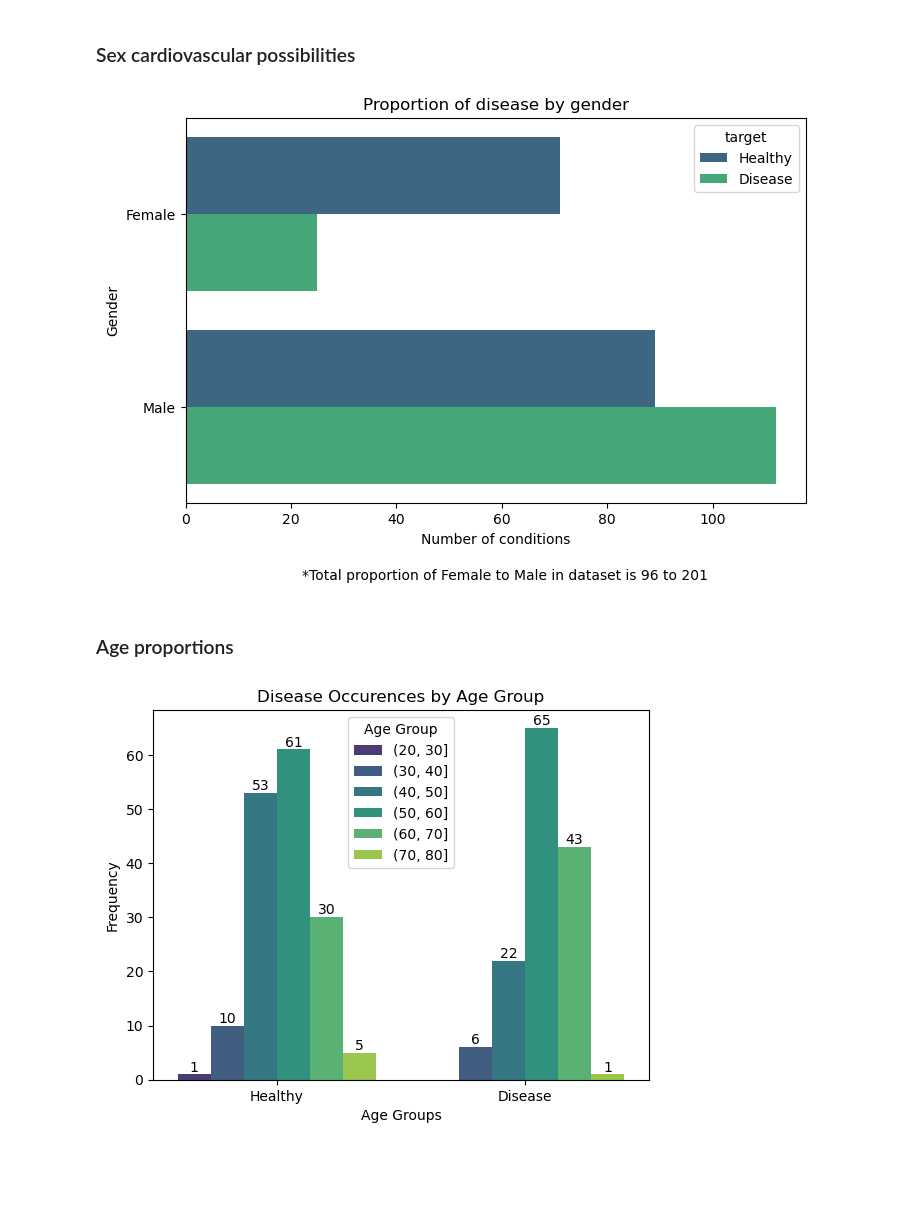
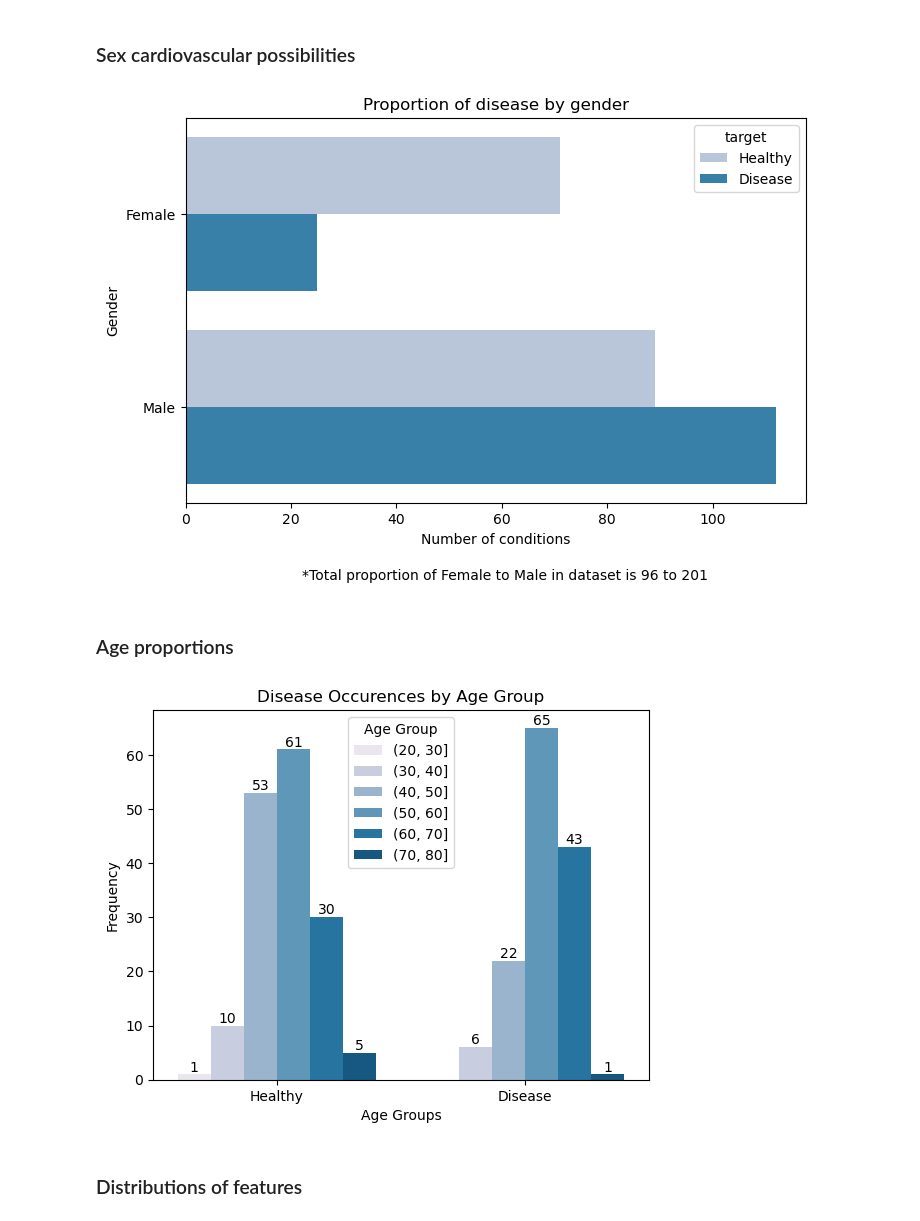
Before and after one commit to vregi/heart-disease-classification, a Jupyter notebook: implementation.ipynb, the cells around one changed output. Drawn from its saved outputs; the diff is of its cells as text; code cells hidden in the pictures; blank space fills up the shorter version.

```diff
--- a/implementation.ipynb
+++ b/implementation.ipynb
@@ -294,23 +299,23 @@ Our dataset is balanced enough to proceed without any further actions.
 # %%
 t = dfc.groupby(['sex', 'target'], observed=True)['target'].value_counts().reset_index()
 t.sex = t.sex.cat.rename_categories(['Female', 'Male'])
 t.target = t.target.replace({False:'Healthy', True:'Disease'})
 
 fig, ax = plt.subplots(figsize=(8,5))
 
-sns.barplot(data=t, x='count', y='sex', orient='h', hue='target', palette='viridis', ax=ax);
+sns.barplot(data=t, x='count', y='sex', orient='h', hue='target', palette='PuBu', ax=ax);
 
 ax.text(
     22,
     1.9,
     f"*Total proportion of Female to Male in dataset is {dfc[dfc.sex == 0].sex.count()} to {dfc[dfc.sex == 1].sex.count()}",
 )
 
 plt.ylabel('Gender');
 plt.xlabel('Number of conditions');
 plt.title('Proportion of disease by gender');
 # %% [output]
-[figure, old version]
+[figure, new version]
 # %% [markdown]
 ### Age proportions
 # %%
@@ -320,7 +325,7 @@ t['age_group'] = pd.cut(t['age'], bins=[x*10 for x in range(2, 9)])
 t = t.groupby(['age_group', 'target'], observed=True)['target'].value_counts().reset_index()
 t.target = t.target.replace({False:'Healthy', True:'Disease'})
 # %%
-ax = sns.barplot(data=t, x='target', y='count', hue='age_group', palette='viridis', orient='v');
+ax = sns.barplot(data=t, x='target', y='count', hue='age_group', palette='PuBu', orient='v');
 plt.xlabel('Age Groups')
 plt.ylabel('Frequency')
 plt.title('Disease Occurences by Age Group')
@@ -333,4 +338,6 @@ plt.legend(
 for container in ax.containers:
     ax.bar_label(container)
 # %% [output]
-[figure, old version]
+[figure, new version]
+# %% [markdown]
+### Distributions of features
```
Also changed, not shown: parts of 20 cells of this notebook.
